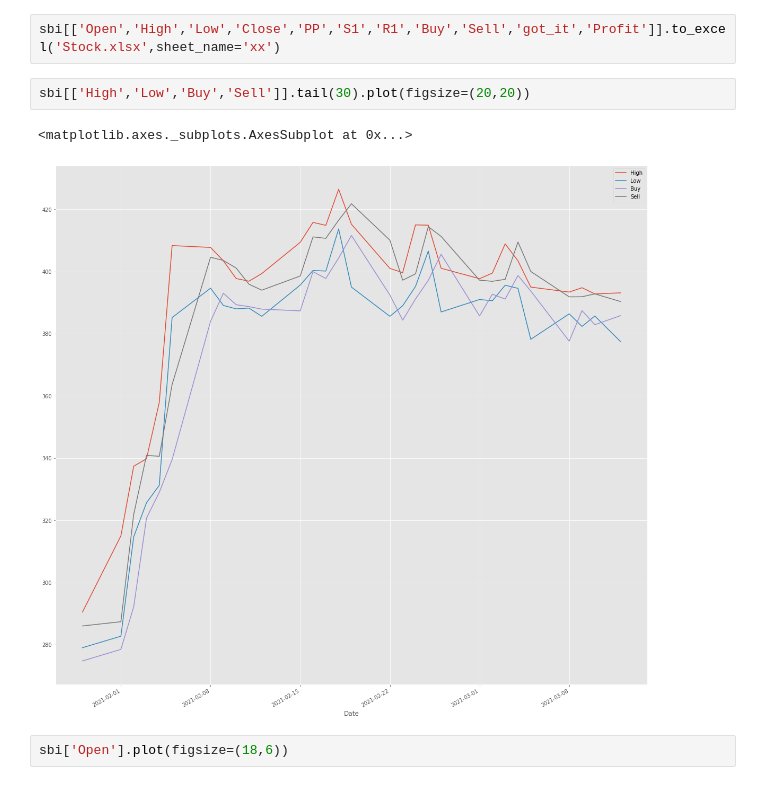
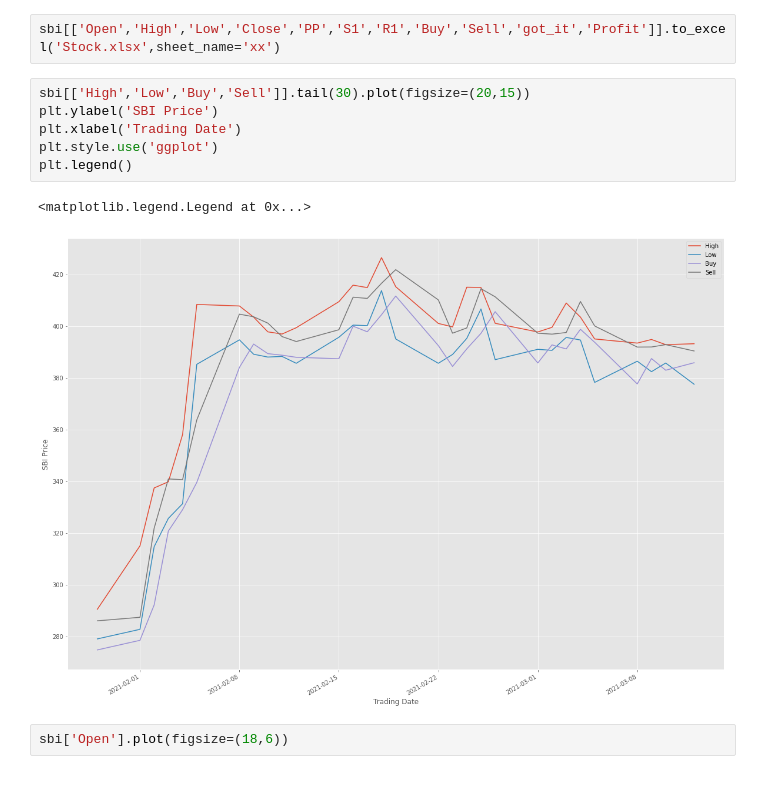
Before and after one commit to mastermindankur/stock-analysis, a Jupyter notebook: Support_Resistance_SK_Anku_Analysis.ipynb, the cells around one changed output. Cells and saved outputs as stored; diff of their text form.

```diff
--- a/Support_Resistance_SK_Anku_Analysis.ipynb
+++ b/Support_Resistance_SK_Anku_Analysis.ipynb
@@ -187,10 +187,14 @@ sbi[['Open','High','Low','Close','PP','S1','R1','Buy','Sell','got_it','Profit']]
 # %%
 sbi[['Open','High','Low','Close','PP','S1','R1','Buy','Sell','got_it','Profit']].to_excel('Stock.xlsx',sheet_name='xx')
 # %%
-sbi[['High','Low','Buy','Sell']].tail(30).plot(figsize=(20,20))
+sbi[['High','Low','Buy','Sell']].tail(30).plot(figsize=(20,15))
+plt.ylabel('SBI Price')
+plt.xlabel('Trading Date')
+plt.style.use('ggplot')
+plt.legend()
 # %% [output]
-<matplotlib.axes._subplots.AxesSubplot at 0x...>
+<matplotlib.legend.Legend at 0x...>
-[figure, old version]
+[figure, new version]
 # %%
 sbi['Open'].plot(figsize=(18,6))
 # %% [output]
```
